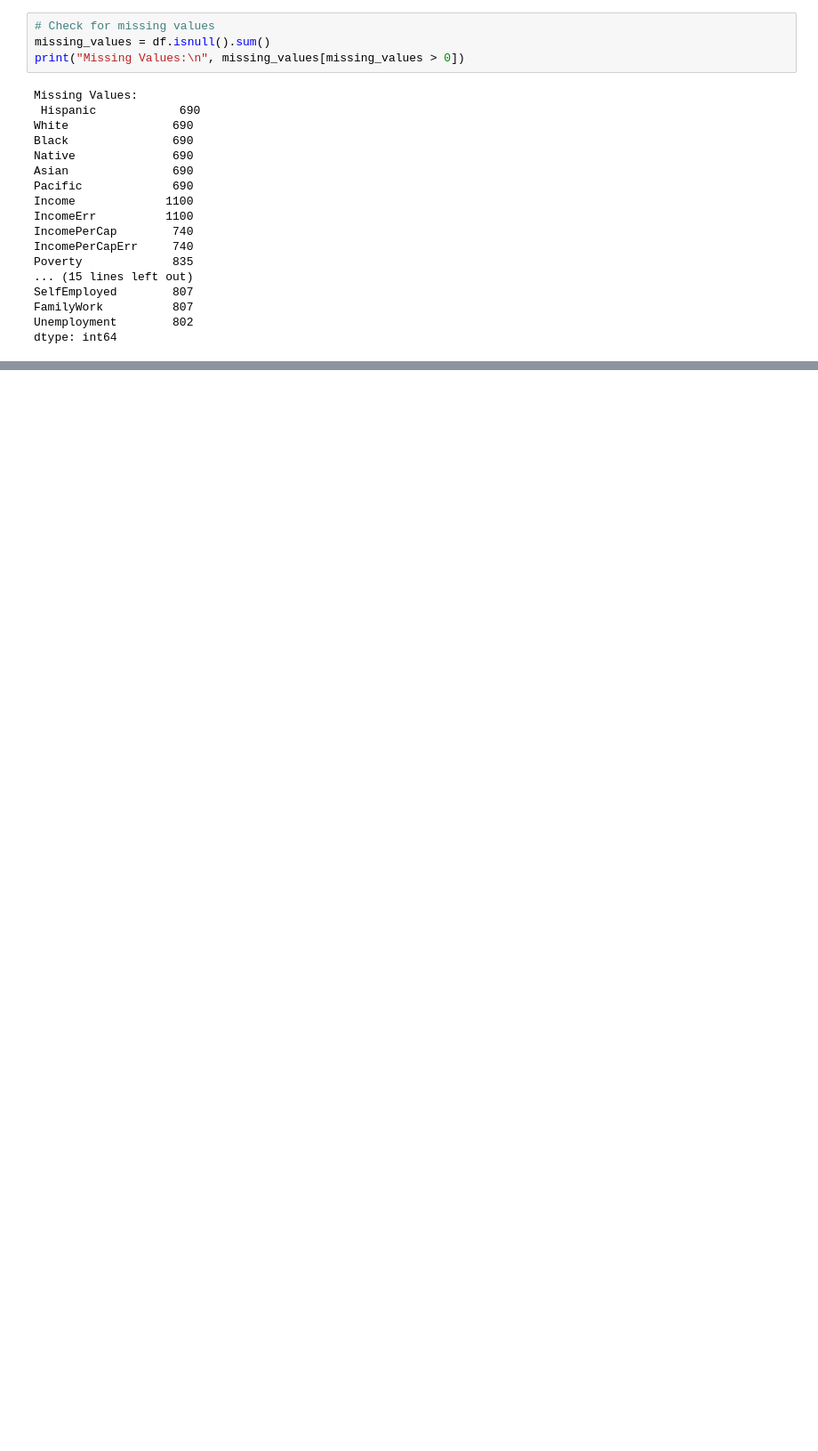
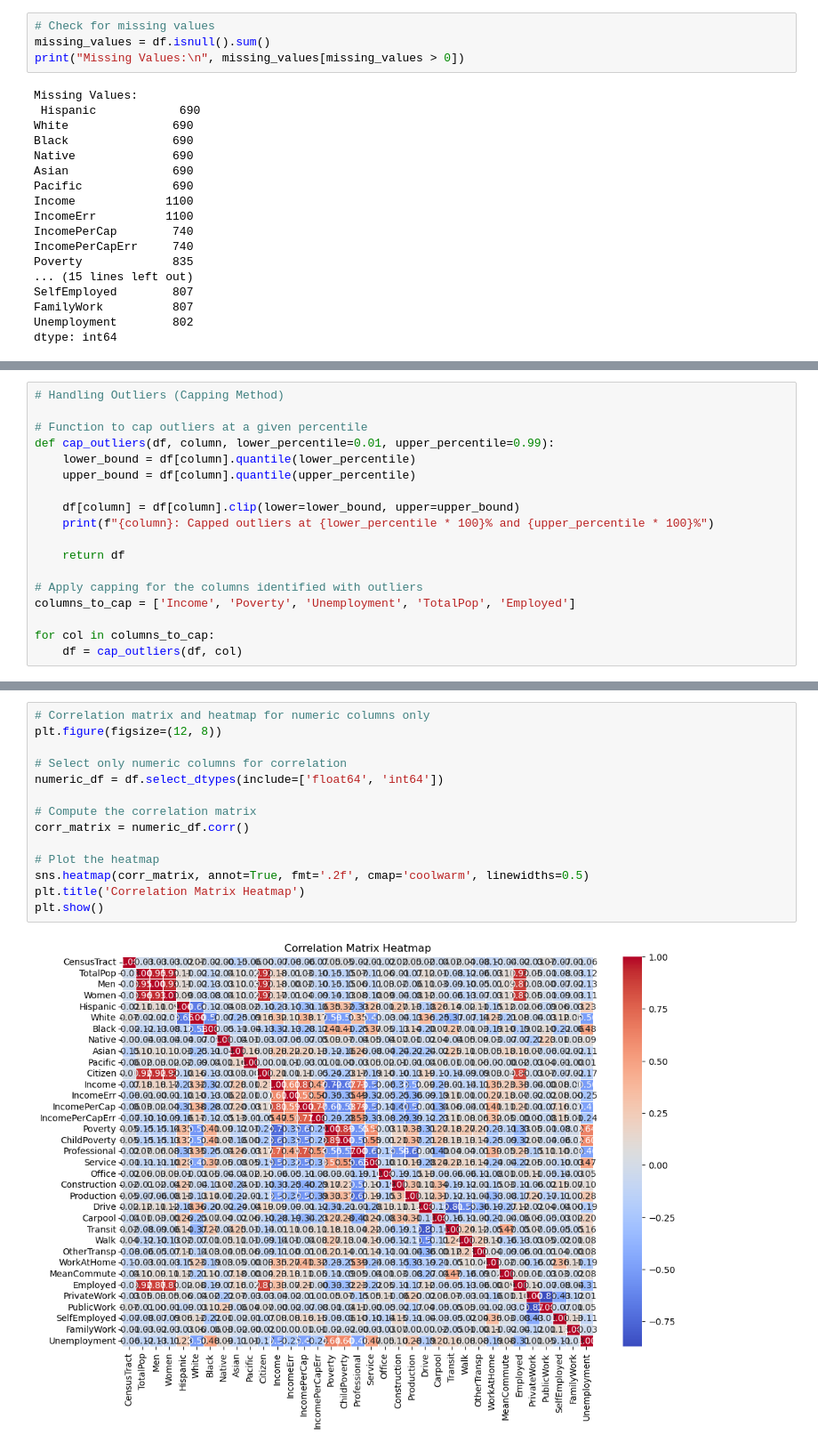
Before and after one commit to MiltonGreat/US-Census-Data, a Jupyter notebook: Cleaning US Census Data.ipynb, the cells around one changed output, grey strips where cells are left out. Shown at 89% size. Cells and saved outputs as stored; diff of their text form; blank space fills up the shorter version.

```diff
--- a/Cleaning US Census Data.ipynb
+++ b/Cleaning US Census Data.ipynb
@@ -311,0 +174,18 @@ plt.show()
+# %%
+# Handling Outliers (Capping Method)
+
+# Function to cap outliers at a given percentile
+def cap_outliers(df, column, lower_percentile=0.01, upper_percentile=0.99):
+    lower_bound = df[column].quantile(lower_percentile)
+    upper_bound = df[column].quantile(upper_percentile)
+
+    df[column] = df[column].clip(lower=lower_bound, upper=upper_bound)
+    print(f"{column}: Capped outliers at {lower_percentile * 100}% and {upper_percentile * 100}%")
+
+    return df
+
+# Apply capping for the columns identified with outliers
+columns_to_cap = ['Income', 'Poverty', 'Unemployment', 'TotalPop', 'Employed']
+
+for col in columns_to_cap:
+    df = cap_outliers(df, col)
@@ -311,0 +202,16 @@ plt.show()
+# %%
+# Correlation matrix and heatmap for numeric columns only
+plt.figure(figsize=(12, 8))
+
+# Select only numeric columns for correlation
+numeric_df = df.select_dtypes(include=['float64', 'int64'])
+
+# Compute the correlation matrix
+corr_matrix = numeric_df.corr()
+
+# Plot the heatmap
+sns.heatmap(corr_matrix, annot=True, fmt='.2f', cmap='coolwarm', linewidths=0.5)
+plt.title('Correlation Matrix Heatmap')
+plt.show()
+# %% [output]
+[figure, added]
```
Also changed, not shown: parts of 24 cells of this notebook.
